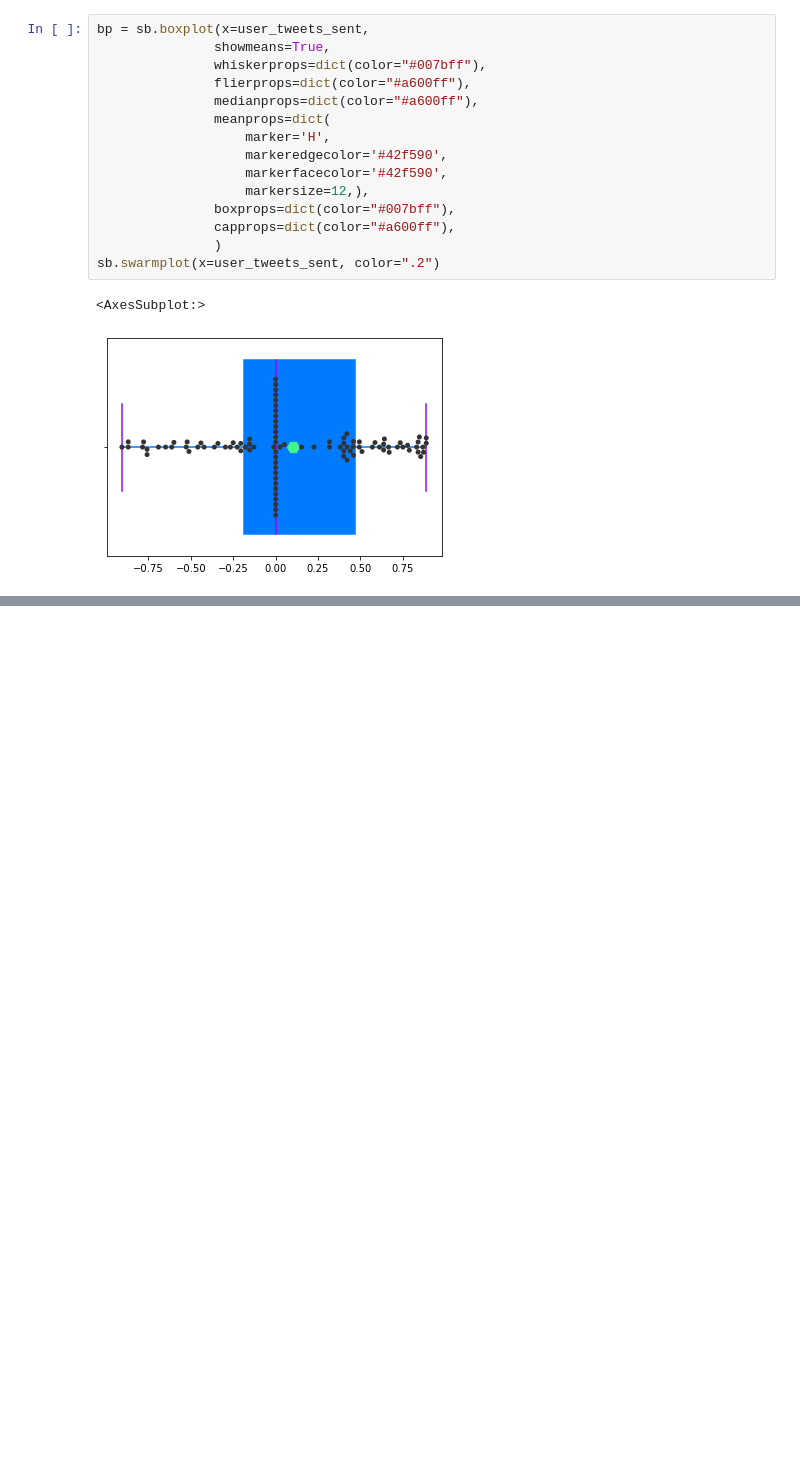
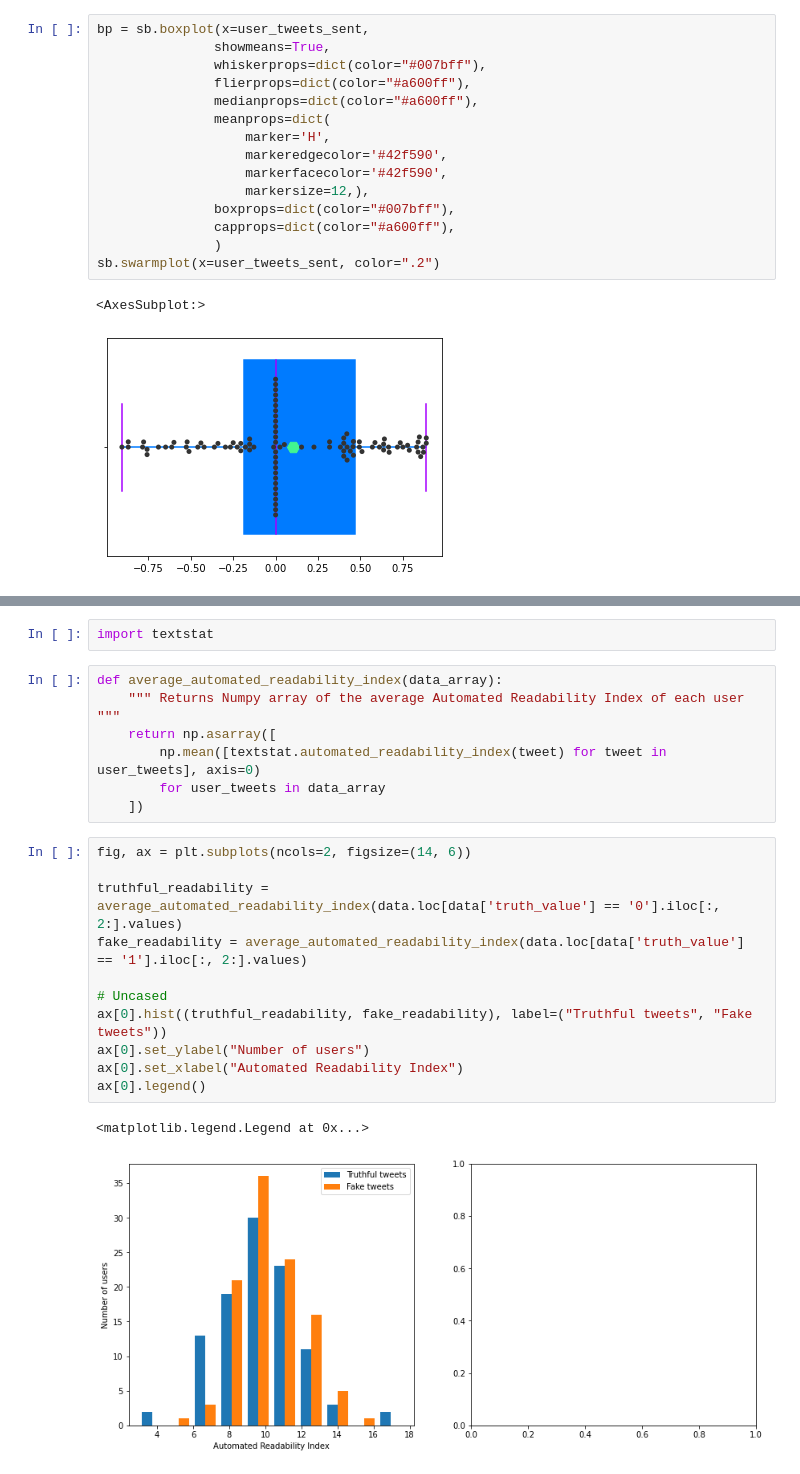
Before and after one commit to Fake-News-Profiling/fnp-models, a Jupyter notebook: classifier/investigate_dataset.ipynb, the cells around one changed output, grey strips where cells are left out. Drawn from its saved outputs; the diff is of its cells as text; blank space fills up the shorter version.

```diff
--- a/classifier/investigate_dataset.ipynb
+++ b/classifier/investigate_dataset.ipynb
@@ -517,0 +547,23 @@ sb.swarmplot(x=user_tweets_sent, color=".2")
+# %%
+import textstat
+# %%
+def average_automated_readability_index(data_array):
+    """ Returns Numpy array of the average Automated Readability Index of each user """
+    return np.asarray([
+        np.mean([textstat.automated_readability_index(tweet) for tweet in user_tweets], axis=0)
+        for user_tweets in data_array
+    ])
+# %%
+fig, ax = plt.subplots(ncols=2, figsize=(14, 6))
+
+truthful_readability = average_automated_readability_index(data.loc[data['truth_value'] == '0'].iloc[:, 2:].values)
+fake_readability = average_automated_readability_index(data.loc[data['truth_value'] == '1'].iloc[:, 2:].values)
+
+# Uncased
+ax[0].hist((truthful_readability, fake_readability), label=("Truthful tweets", "Fake tweets"))
+ax[0].set_ylabel("Number of users")
+ax[0].set_xlabel("Automated Readability Index")
+ax[0].legend()
+# %% [output]
+<matplotlib.legend.Legend at 0x...>
+[figure, added]
```
Also changed, not shown: parts of 13 cells of this notebook, 1 other file.
